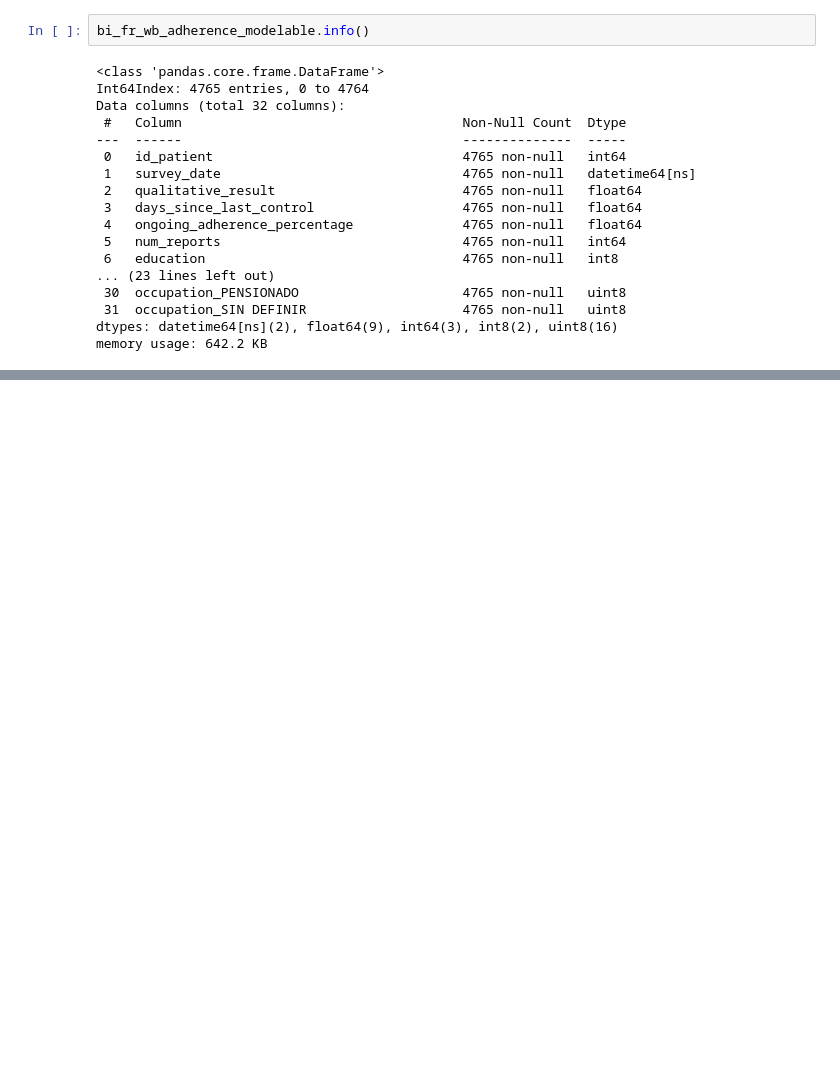
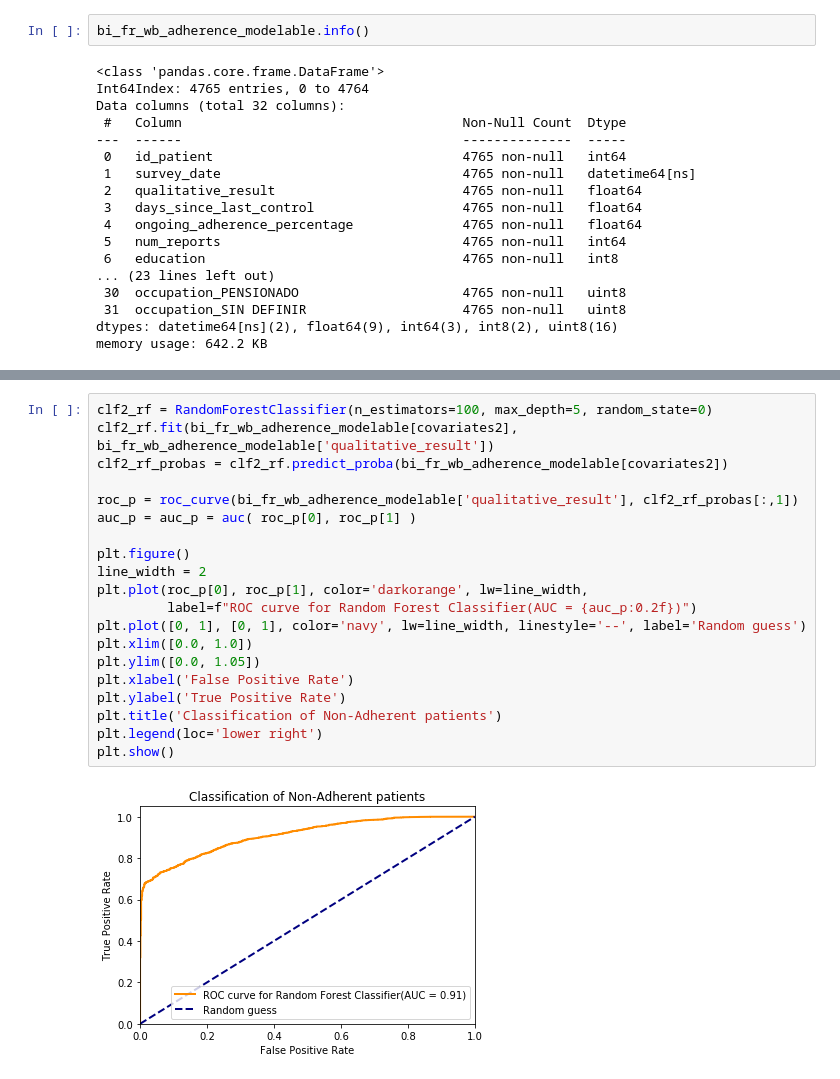
Before and after one commit to DS4A-T22/model, a Jupyter notebook: Model-HumanisticData.ipynb, the cells around one changed output, grey strips where cells are left out. Drawn from its saved outputs; the diff is of its cells as text; blank space fills up the shorter version.

```diff
--- a/Model-HumanisticData.ipynb
+++ b/Model-HumanisticData.ipynb
@@ -384,0 +422,22 @@ plt.show()
+# %%
+clf2_rf = RandomForestClassifier(n_estimators=100, max_depth=5, random_state=0)
+clf2_rf.fit(bi_fr_wb_adherence_modelable[covariates2], bi_fr_wb_adherence_modelable['qualitative_result'])
+clf2_rf_probas = clf2_rf.predict_proba(bi_fr_wb_adherence_modelable[covariates2])
+
+roc_p = roc_curve(bi_fr_wb_adherence_modelable['qualitative_result'], clf2_rf_probas[:,1])
+auc_p = auc_p = auc( roc_p[0], roc_p[1] )
+
+plt.figure()
+line_width = 2
+plt.plot(roc_p[0], roc_p[1], color='darkorange', lw=line_width,
+         label=f"ROC curve for Random Forest Classifier(AUC = {auc_p:0.2f})")
+plt.plot([0, 1], [0, 1], color='navy', lw=line_width, linestyle='--', label='Random guess')
+plt.xlim([0.0, 1.0])
+plt.ylim([0.0, 1.05])
+plt.xlabel('False Positive Rate')
+plt.ylabel('True Positive Rate')
+plt.title('Classification of Non-Adherent patients')
+plt.legend(loc='lower right')
+plt.show()
+# %% [output]
+[figure, added]
```
Also changed, not shown: parts of 16 cells of this notebook.
